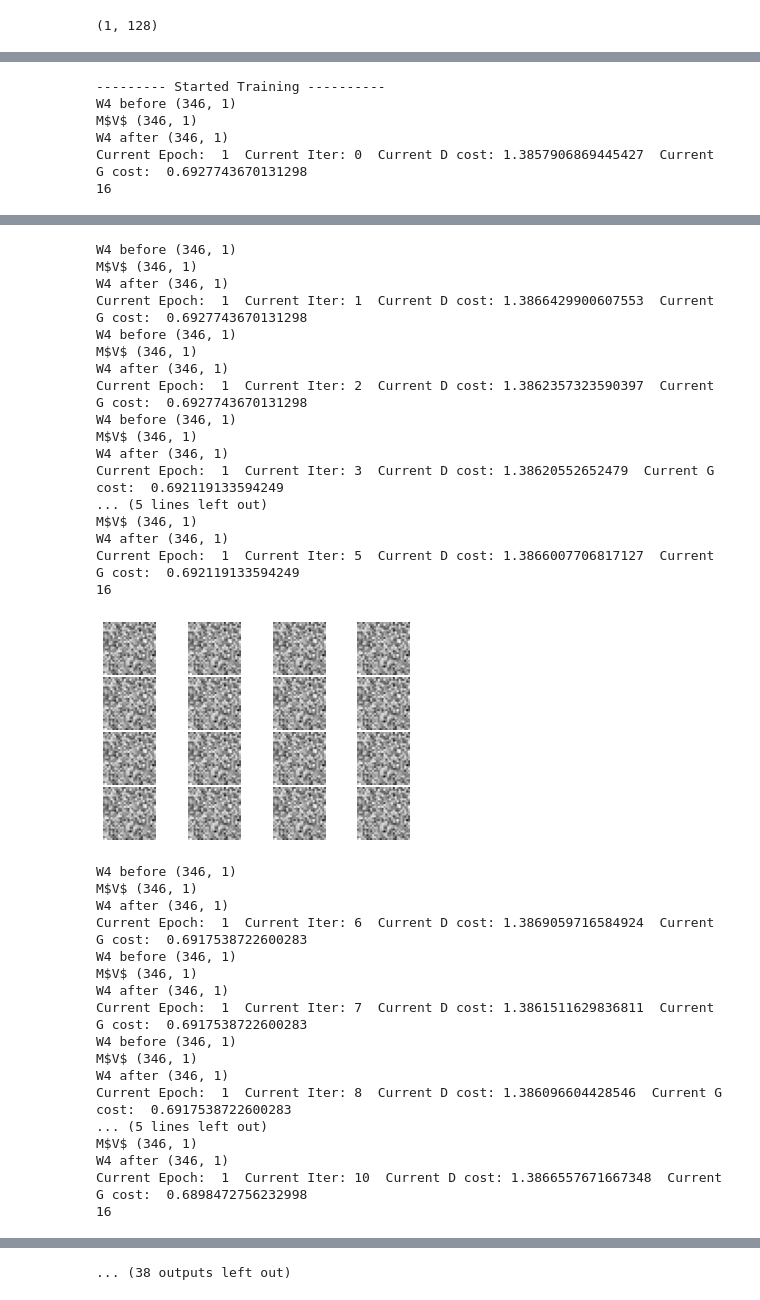
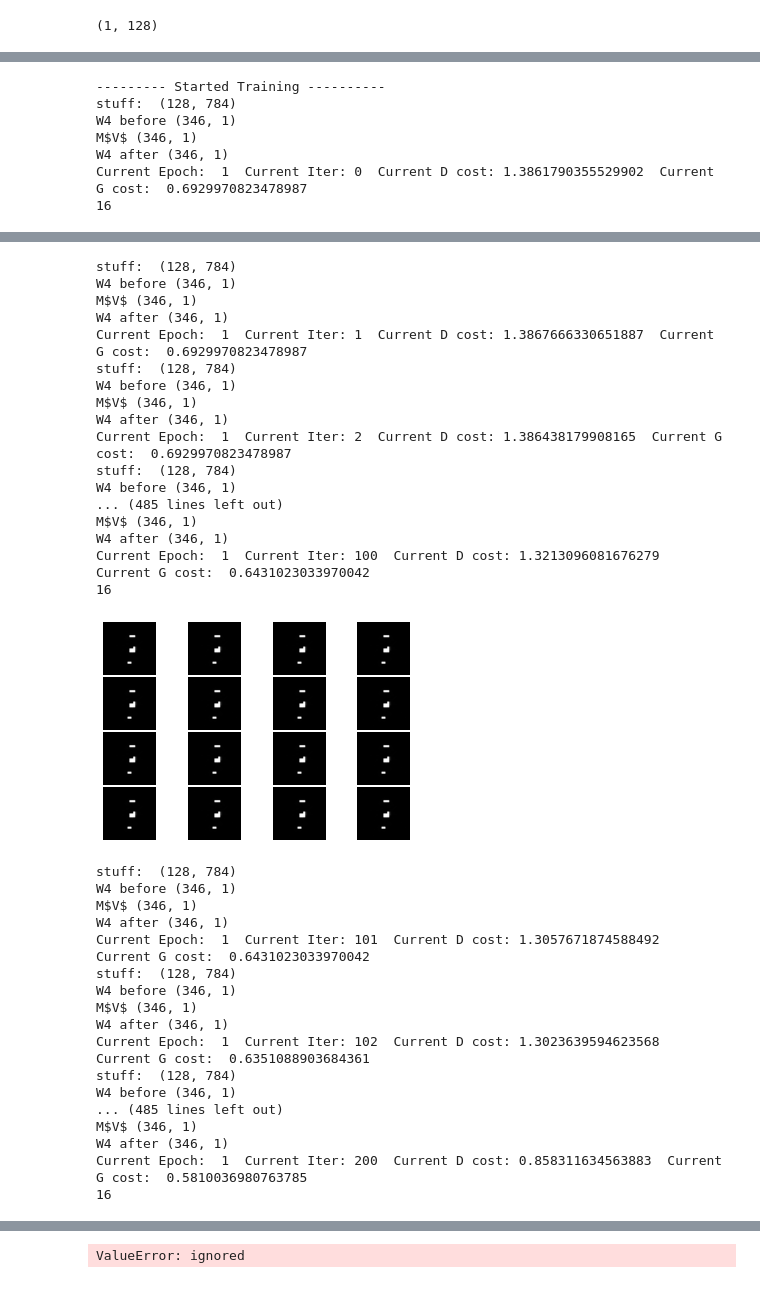
Before and after one commit to Fluff18/ML, a Jupyter notebook: Copy_of_GANWithBetterParamswithLotofModifs.ipynb, the cells around one changed output, grey strips where cells are left out. Cells and saved outputs as stored; diff of their text form; code cells hidden in the pictures.

```diff
--- a/Copy_of_GANWithBetterParamswithLotofModifs.ipynb
+++ b/Copy_of_GANWithBetterParamswithLotofModifs.ipynb
@@ -638,7 +626,7 @@ for iter in range(1,1000):
     toc = time.time()
 
     forwardPropGen1.append((toc-tic)*1000)
-    #print("stuff: ", current_fake_data.shape)
+    print("stuff: ", current_fake_data.shape)
     # fake_images.append(current_fake_data)
     # print("shape of fake image: ", current_fake_data.shape)
     # current_fake_images.append(current_fake_data)
@@ -648,6 +636,8 @@ for iter in range(1,1000):
 
     # Func: Forward Feed for Real data
     # Dl1_r = current_image.dot(D_W1) + D_b1
+    if(iter!=1):
+      batch_size=Inp.shape[0]
     tic = time.time()
     Dl1_r = current_images.dot(D_W1) + dupli_bias(D_b1, batch_size)
     Dl1_rA = Lrelu(Dl1_r)
@@ -980,7 +970,7 @@ for iter in range(1,1000):
         backwardPropGen.append((toc-tic)*1000)
     print("Current Epoch: ",iter, " Current Iter:",i, " Current D cost:",D_cost, " Current G cost: ", G_cost)
 
-    if i%5 == 0:
+    if i%100 == 0:
         Z = np.random.normal(0., 1., size=[16, G_input])
         Gl1 = Z.dot(G_W1) + dupli_bias(G_b1, 16)
         Gl1A = Lrelu(Gl1)
@@ -998,8 +988,9 @@ for iter in range(1,1000):
 # -- end code --
 # %% [output]
 --------- Started Training ----------
+stuff:  (128, 784)
 W4 before (346, 1)
 M$V$ (346, 1)
 W4 after (346, 1)
-Current Epoch:  1  Current Iter: 0  Current D cost: 1.3857906869445427  Current G cost:  0.6927743670131298
+Current Epoch:  1  Current Iter: 0  Current D cost: 1.3861790355529902  Current G cost:  0.6929970823478987
 16
@@ -1007,35 +998,35 @@ Current Epoch:  1  Current Iter: 0  Current D cost: 1.3857906869445427  Current
+stuff:  (128, 784)
 W4 before (346, 1)
 M$V$ (346, 1)
 W4 after (346, 1)
-Current Epoch:  1  Current Iter: 1  Current D cost: 1.3866429900607553  Current G cost:  0.6927743670131298
+Current Epoch:  1  Current Iter: 1  Current D cost: 1.3867666330651887  Current G cost:  0.6929970823478987
+stuff:  (128, 784)
 W4 before (346, 1)
 M$V$ (346, 1)
 W4 after (346, 1)
-Current Epoch:  1  Current Iter: 2  Current D cost: 1.3862357323590397  Current G cost:  0.6927743670131298
+Current Epoch:  1  Current Iter: 2  Current D cost: 1.386438179908165  Current G cost:  0.6929970823478987
+stuff:  (128, 784)
 W4 before (346, 1)
+... (485 lines left out)
 M$V$ (346, 1)
 W4 after (346, 1)
-Current Epoch:  1  Current Iter: 3  Current D cost: 1.38620552652479  Current G cost:  0.692119133594249
-... (5 lines left out)
-M$V$ (346, 1)
-W4 after (346, 1)
-Current Epoch:  1  Current Iter: 5  Current D cost: 1.3866007706817127  Current G cost:  0.692119133594249
+Current Epoch:  1  Current Iter: 100  Current D cost: 1.3213096081676279  Current G cost:  0.6431023033970042
 16
-[figure, old version]
+[figure, new version]
+stuff:  (128, 784)
 W4 before (346, 1)
 M$V$ (346, 1)
 W4 after (346, 1)
-Current Epoch:  1  Current Iter: 6  Current D cost: 1.3869059716584924  Current G cost:  0.6917538722600283
+Current Epoch:  1  Current Iter: 101  Current D cost: 1.3057671874588492  Current G cost:  0.6431023033970042
+stuff:  (128, 784)
 W4 before (346, 1)
 M$V$ (346, 1)
 W4 after (346, 1)
-Current Epoch:  1  Current Iter: 7  Current D cost: 1.3861511629836811  Current G cost:  0.6917538722600283
+Current Epoch:  1  Current Iter: 102  Current D cost: 1.3023639594623568  Current G cost:  0.6351088903684361
+stuff:  (128, 784)
 W4 before (346, 1)
+... (485 lines left out)
 M$V$ (346, 1)
 W4 after (346, 1)
-Current Epoch:  1  Current Iter: 8  Current D cost: 1.386096604428546  Current G cost:  0.6917538722600283
-... (5 lines left out)
-M$V$ (346, 1)
-W4 after (346, 1)
-Current Epoch:  1  Current Iter: 10  Current D cost: 1.3866557671667348  Current G cost:  0.6898472756232998
+Current Epoch:  1  Current Iter: 200  Current D cost: 0.858311634563883  Current G cost:  0.5810036980763785
 16
@@ -1097,4 +1087,4 @@ Current Epoch:  1  Current Iter: 25  Current D cost: 1.3873155880322146  Current
-... (38 outputs left out)
+ValueError: ignored
 # %%
 import matplotlib.pyplot as plt
 plt.figure(figsize=(5,7))
```
Also changed, not shown: parts of 3 cells of this notebook.
